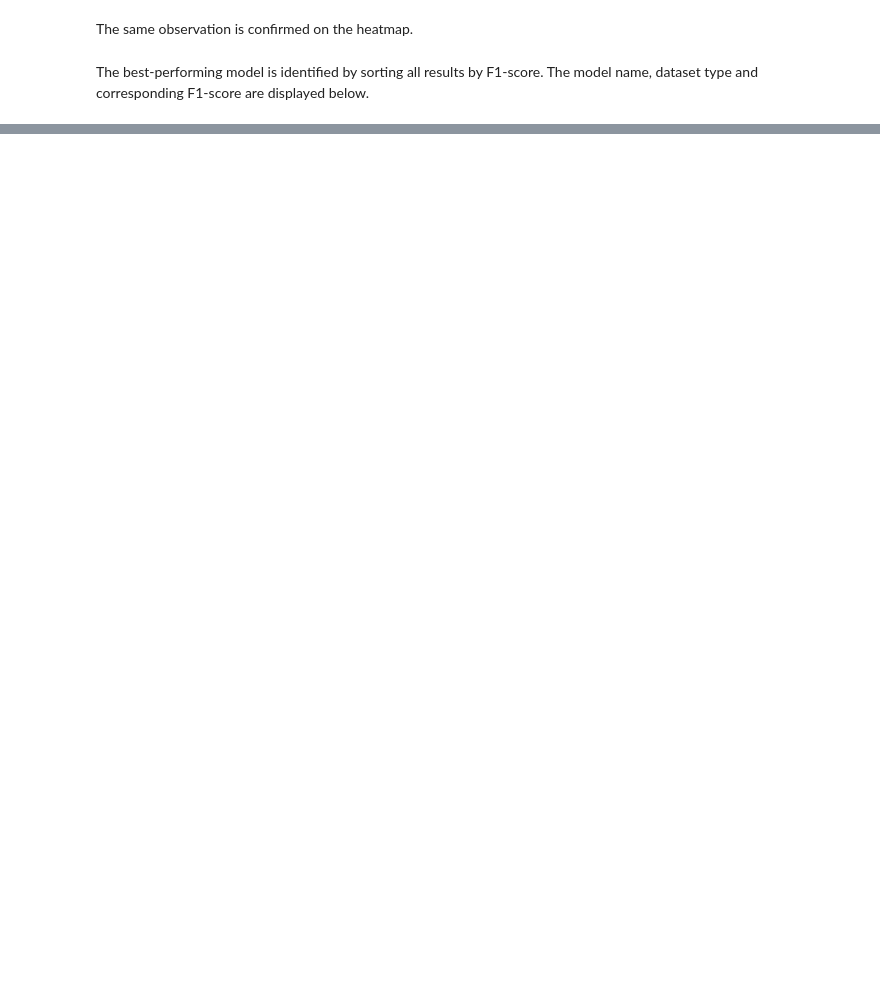
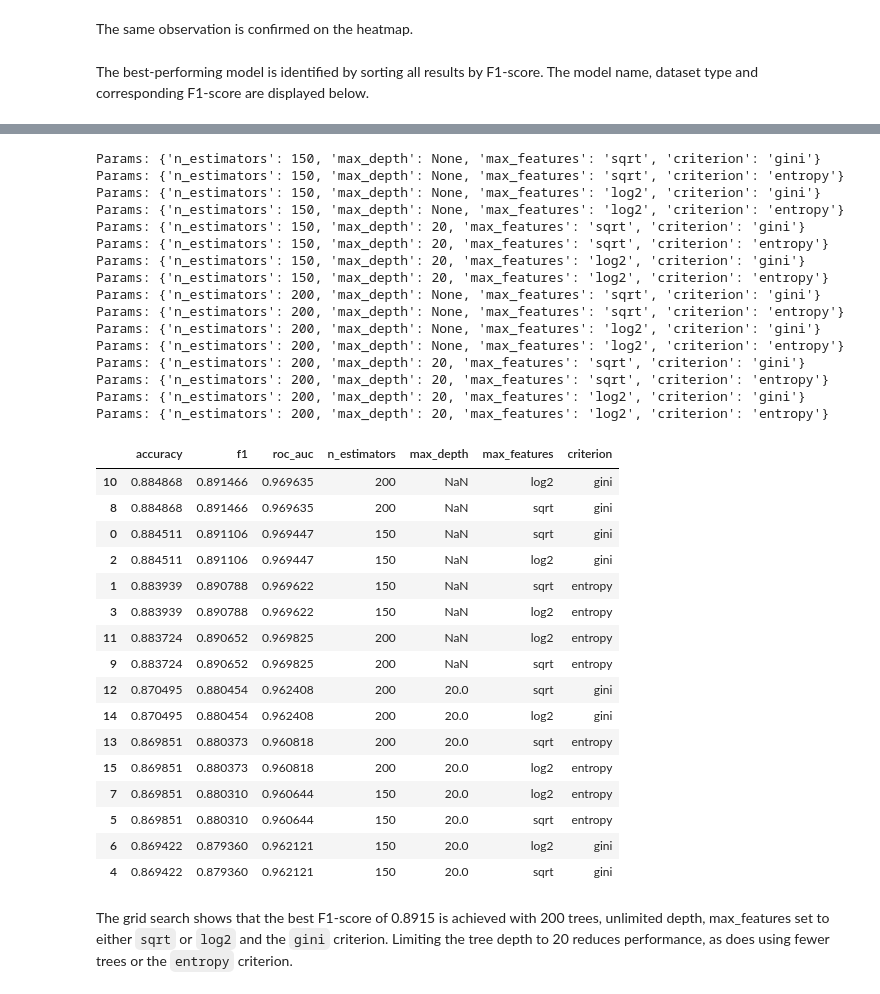
Before and after one commit to GWeronika/Smoking-detection, a Jupyter notebook: CI_ClassicalML.ipynb, the cells around one changed output, grey strips where cells are left out. Saved outputs shown, nothing was run; the diff lists cells and outputs as text; code cells hidden in the pictures; blank space fills up the shorter version.

```diff
--- a/CI_ClassicalML.ipynb
+++ b/CI_ClassicalML.ipynb
@@ -75,0 +144,2 @@ under_sampler = RandomUnderSampler(random_state=42)
+# %%
+df_oversampled = pd.concat([pd.DataFrame(X_over, columns=X.columns), y_over.reset_index(drop=True)], axis=1)
@@ -484,0 +414,13 @@ Based on the results of this notebook, the following conclusions can be drawn:
+# %%
+def evaluate_model(model, X_train, y_train, X_test, y_test):
+    model.fit(X_train, y_train)
+    preds = model.predict(X_test)
+    if hasattr(model, "predict_proba"):
+        proba = model.predict_proba(X_test)[:, 1]
+    else:
+        proba = model.decision_function(X_test)
+    return {
+        "accuracy": accuracy_score(y_test, preds),
+        "f1": f1_score(y_test, preds),
+        "roc_auc": roc_auc_score(y_test, proba)
+    }
@@ -484,0 +524,19 @@ Based on the results of this notebook, the following conclusions can be drawn:
+# %%
+from itertools import product
+
+def test_grid(param_grid):
+    keys = list(param_grid.keys())
+    all_combinations = list(product(*param_grid.values()))
+    rows = []
+    for combo in all_combinations:
+        params = dict(zip(keys, combo))
+        print("Params:", params)
+        model = RandomForestClassifier(
+            random_state=42,
+            **params
+        )
+        metrics = evaluate_model(model, X_over_train, y_over_train, X_over_test, y_over_test)
+        for k, v in params.items():
+            metrics[k] = v
+        rows.append(metrics)
+    return pd.DataFrame(rows)
@@ -484,0 +550,46 @@ Based on the results of this notebook, the following conclusions can be drawn:
+# %%
+param_grid = {
+    "n_estimators": [150, 200],
+    "max_depth": [None, 20],
+    "max_features": ["sqrt", "log2"],
+    "criterion": ["gini", "entropy"]
+}
+
+grid_results = test_grid(param_grid)
+display(grid_results.sort_values("f1", ascending=False))
+# %% [output]
+Params: {'n_estimators': 150, 'max_depth': None, 'max_features': 'sqrt', 'criterion': 'gini'}
+Params: {'n_estimators': 150, 'max_depth': None, 'max_features': 'sqrt', 'criterion': 'entropy'}
+Params: {'n_estimators': 150, 'max_depth': None, 'max_features': 'log2', 'criterion': 'gini'}
+Params: {'n_estimators': 150, 'max_depth': None, 'max_features': 'log2', 'criterion': 'entropy'}
+Params: {'n_estimators': 150, 'max_depth': 20, 'max_features': 'sqrt', 'criterion': 'gini'}
+Params: {'n_estimators': 150, 'max_depth': 20, 'max_features': 'sqrt', 'criterion': 'entropy'}
+Params: {'n_estimators': 150, 'max_depth': 20, 'max_features': 'log2', 'criterion': 'gini'}
+Params: {'n_estimators': 150, 'max_depth': 20, 'max_features': 'log2', 'criterion': 'entropy'}
+Params: {'n_estimators': 200, 'max_depth': None, 'max_features': 'sqrt', 'criterion': 'gini'}
+Params: {'n_estimators': 200, 'max_depth': None, 'max_features': 'sqrt', 'criterion': 'entropy'}
+Params: {'n_estimators': 200, 'max_depth': None, 'max_features': 'log2', 'criterion': 'gini'}
+Params: {'n_estimators': 200, 'max_depth': None, 'max_features': 'log2', 'criterion': 'entropy'}
+Params: {'n_estimators': 200, 'max_depth': 20, 'max_features': 'sqrt', 'criterion': 'gini'}
+Params: {'n_estimators': 200, 'max_depth': 20, 'max_features': 'sqrt', 'criterion': 'entropy'}
+Params: {'n_estimators': 200, 'max_depth': 20, 'max_features': 'log2', 'criterion': 'gini'}
+Params: {'n_estimators': 200, 'max_depth': 20, 'max_features': 'log2', 'criterion': 'entropy'}
+|  | accuracy | f1 | roc_auc | n_estimators | max_depth | max_features | criterion |
+| 10 | 0.884868 | 0.891466 | 0.969635 | 200 | NaN | log2 | gini |
+| 8 | 0.884868 | 0.891466 | 0.969635 | 200 | NaN | sqrt | gini |
+| 0 | 0.884511 | 0.891106 | 0.969447 | 150 | NaN | sqrt | gini |
+| 2 | 0.884511 | 0.891106 | 0.969447 | 150 | NaN | log2 | gini |
+| 1 | 0.883939 | 0.890788 | 0.969622 | 150 | NaN | sqrt | entropy |
+| 3 | 0.883939 | 0.890788 | 0.969622 | 150 | NaN | log2 | entropy |
+| 11 | 0.883724 | 0.890652 | 0.969825 | 200 | NaN | log2 | entropy |
+| 9 | 0.883724 | 0.890652 | 0.969825 | 200 | NaN | sqrt | entropy |
+| 12 | 0.870495 | 0.880454 | 0.962408 | 200 | 20.0 | sqrt | gini |
+| 14 | 0.870495 | 0.880454 | 0.962408 | 200 | 20.0 | log2 | gini |
+| 13 | 0.869851 | 0.880373 | 0.960818 | 200 | 20.0 | sqrt | entropy |
+| 15 | 0.869851 | 0.880373 | 0.960818 | 200 | 20.0 | log2 | entropy |
+| 7 | 0.869851 | 0.880310 | 0.960644 | 150 | 20.0 | log2 | entropy |
+| 5 | 0.869851 | 0.880310 | 0.960644 | 150 | 20.0 | sqrt | entropy |
+| 6 | 0.869422 | 0.879360 | 0.962121 | 150 | 20.0 | log2 | gini |
+| 4 | 0.869422 | 0.879360 | 0.962121 | 150 | 20.0 | sqrt | gini |
+# %% [markdown]
+The grid search shows that the best F1-score of 0.8915 is achieved with 200 trees, unlimited depth, max_features set to either `sqrt` or `log2` and the `gini` criterion. Limiting the tree depth to 20 reduces performance, as does using fewer trees or the `entropy` criterion.
```
Also changed, not shown: parts of 57 cells of this notebook.
